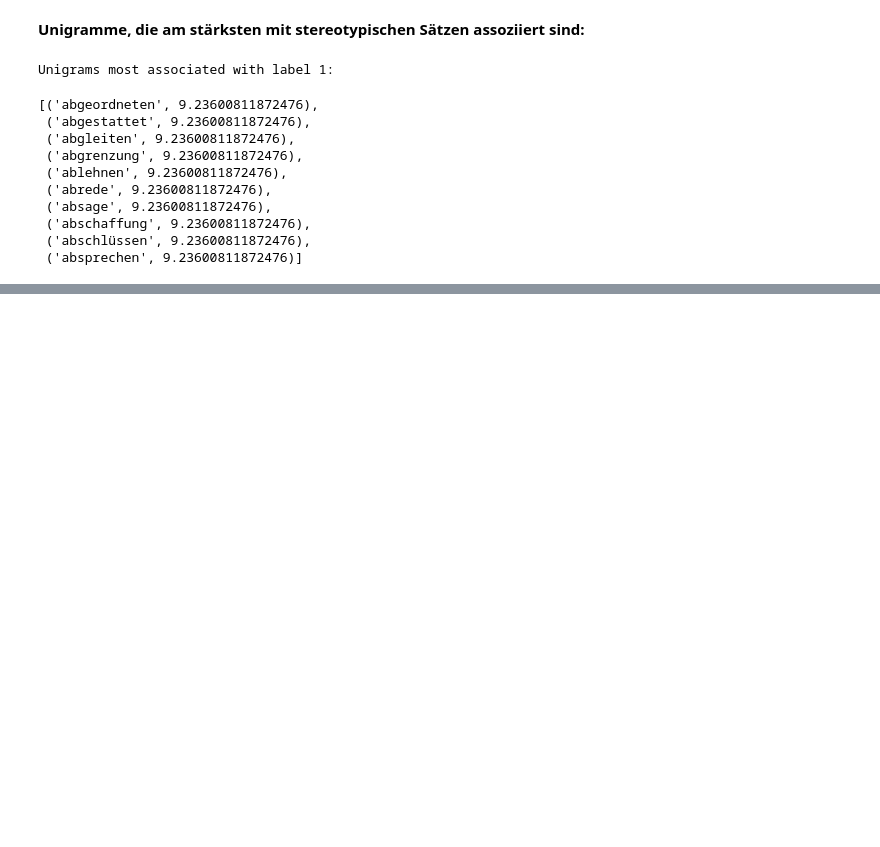
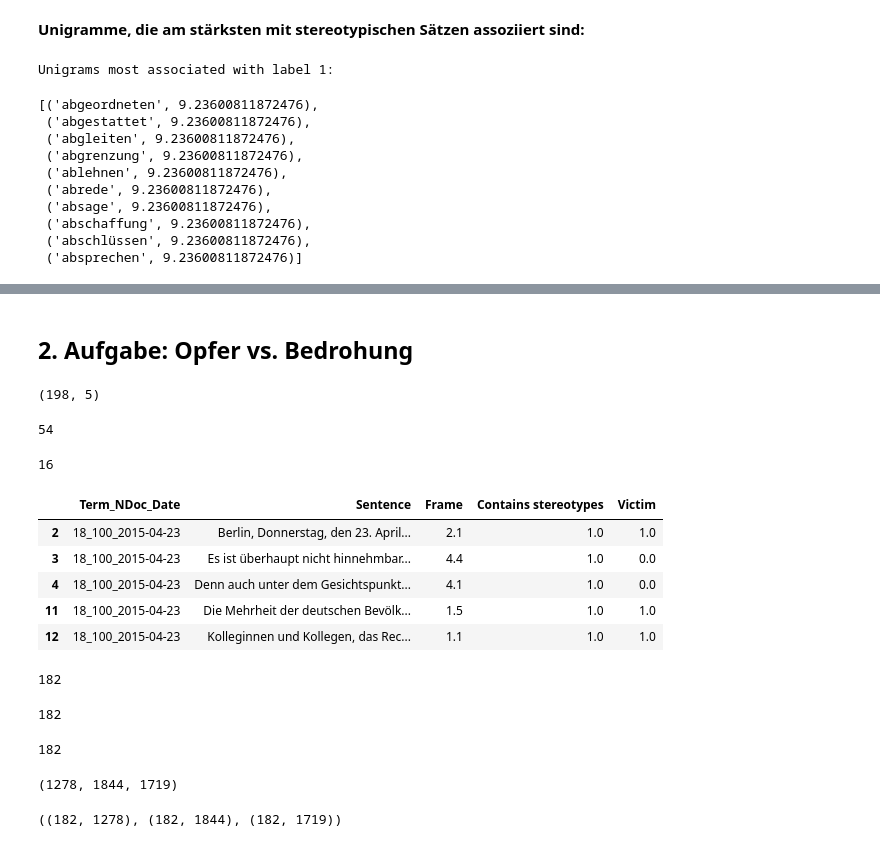
Before and after one commit to liaaneeee/Framing-of-Migration-in-speeches-of-the-German-Parliament, a Jupyter notebook: Stereotype classification.ipynb, the cells around one changed output, grey strips where cells are left out. Drawn from its saved outputs; the diff is of its cells as text; code cells hidden in the pictures; blank space fills up the shorter version.

```diff
--- a/Stereotype classification.ipynb
+++ b/Stereotype classification.ipynb
@@ -617,0 +613,66 @@ Bigrams most associated with label 0:
+# %% [markdown]
+## 2. Aufgabe: Opfer vs. Bedrohung
+# %%
+stereotypes_df = raw_df.loc[raw_df["Frame"] != "x"].copy()
+stereotypes_df.loc[stereotypes_df["Frame"] < 3, "Victim"] = 1
+stereotypes_df.loc[stereotypes_df["Frame"] > 3, "Victim"] = 0
+# %%
+stereotypes_df.shape
+# %% [output]
+(198, 5)
+# %%
+# Number of sentences where immigrants are framed as threats
+sum(stereotypes_df["Victim"] == 0)
+# %% [output]
+54
+# %%
+# Number of sentences in category 3 ("economic resource")
+stereotypes_df["Victim"].isnull().sum()
+# %% [output]
+16
+# %%
+# Remove category 3
+stereotypes_df.dropna(axis=0, inplace=True)
+stereotypes_df.head()
+# %% [output]
+|  | Term_NDoc_Date | Sentence | Frame | Contains stereotypes | Victim |
+| 2 | 18_100_2015-04-23 | Berlin, Donnerstag, den 23. April... | 2.1 | 1.0 | 1.0 |
+| 3 | 18_100_2015-04-23 | Es ist überhaupt nicht hinnehmbar... | 4.4 | 1.0 | 0.0 |
+| 4 | 18_100_2015-04-23 | Denn auch unter dem Gesichtspunkt... | 4.1 | 1.0 | 0.0 |
+| 11 | 18_100_2015-04-23 | Die Mehrheit der deutschen Bevölk... | 1.5 | 1.0 | 1.0 |
+| 12 | 18_100_2015-04-23 | Kolleginnen und Kollegen, das Rec... | 1.1 | 1.0 | 1.0 |
+# %%
+raw_sents = stereotypes_df["Sentence"].to_numpy()
+sents = apply_preprocessing(raw_sents)
+sents.size
+# %% [output]
+182
+# %%
+# Array with original indexes so we can retrieve raw sentences later
+orig_indexes = np.arange(raw_sents.size)
+orig_indexes.size
+# %% [output]
+182
+# %%
+y = stereotypes_df["Victim"].to_numpy()
+y.size
+# %% [output]
+182
+# %%
+# Get ngram counts
+unigrams, unigram_count_matrx = get_ngram_count_matrx(sents, 1)
+bigrams, bigram_count_matrx = get_ngram_count_matrx(sents, 2)
+trigrams, trigram_count_matrx = get_ngram_count_matrx(sents, 3)
+
+unigrams.size, bigrams.size, trigrams.size
+# %% [output]
+(1278, 1844, 1719)
+# %%
+# Get ngram counts with tfidf weights
+unigram_tfidf_matrx = transform_to_tfidf(unigram_count_matrx)
+bigram_tfidf_matrx = transform_to_tfidf(bigram_count_matrx)
+trigram_tfidf_matrx = transform_to_tfidf(trigram_count_matrx)
+
+unigram_tfidf_matrx.shape, bigram_tfidf_matrx.shape, trigram_tfidf_matrx.shape
+# %% [output]
+((182, 1278), (182, 1844), (182, 1719))
```
Also changed, not shown: parts of 31 cells of this notebook.
